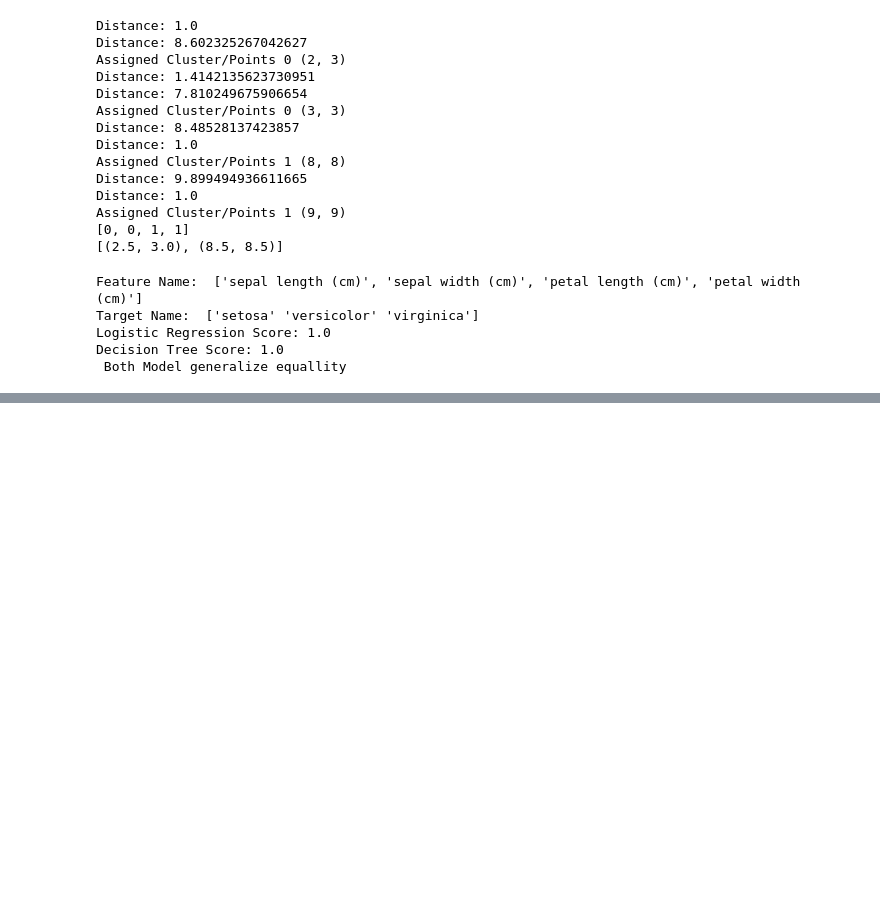
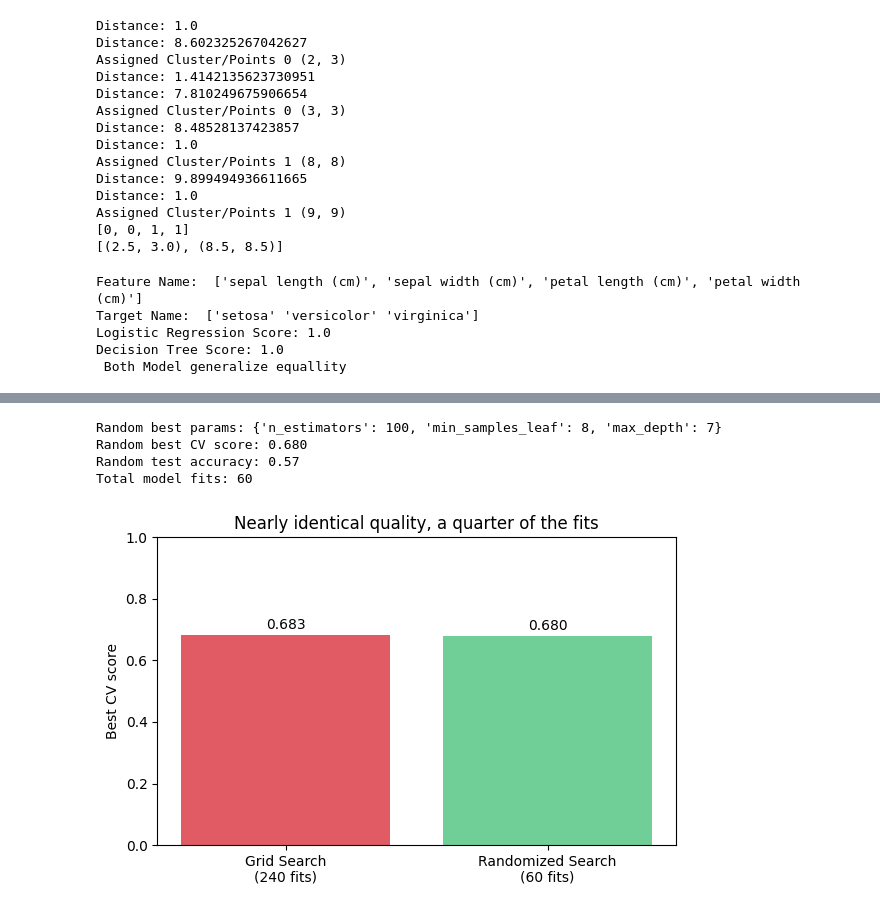
Before and after one commit to sarwathasan72-svg/Masai_IIT_AIML, a Jupyter notebook: Module5.ipynb, the cells around one changed output, grey strips where cells are left out. Drawn from its saved outputs; the diff is of its cells as text; code cells hidden in the pictures; blank space fills up the shorter version.

```diff
--- a/Module5.ipynb
+++ b/Module5.ipynb
@@ -1296,0 +1492,48 @@ Decision Tree Score: 1.0
+# %%
+
+
+randomforest = RandomForestClassifier(random_state= 42)
+
+random_search = RandomizedSearchCV(
+    randomforest,
+    param_grid,
+    n_iter = 12,
+    cv = 5
+
+)
+
+random_search.fit(X_train, y_train)
+
+
+# get the best model
+best_model = random_search.best_estimator_
+y_predict = best_model.predict(X_test)
+
+reandom_test_acc = accuracy_score(y_test, y_predict)
+
+
+random_search.fit(X_train, y_train)
+
+random_test_acc = accuracy_score(y_test, random_search.best_estimator_.predict(X_test))
+print("Random best params:", random_search.best_params_)
+print(f"Random best CV score: {random_search.best_score_:.3f}")
+print(f"Random test accuracy: {random_test_acc:.2f}")
+print(f"Total model fits: {12 * 5}")
+# %% [output]
+Random best params: {'n_estimators': 100, 'min_samples_leaf': 8, 'max_depth': 7}
+Random best CV score: 0.680
+Random test accuracy: 0.57
+Total model fits: 60
+# %%
+fig, ax = plt.subplots(figsize=(6, 4))
+methods = ["Grid Search\n(240 fits)", "Randomized Search\n(60 fits)"]
+scores = [grid.best_score_, random_search.best_score_]
+ax.bar(methods, scores, color=["#E15B64", "#6FCF97"])
+ax.set_ylabel("Best CV score")
+ax.set_ylim(0, 1)
+ax.set_title("Nearly identical quality, a quarter of the fits")
+for i, s in enumerate(scores):
+    ax.text(i, s + 0.02, f"{s:.3f}", ha="center")
+plt.tight_layout(); plt.show()
+# %% [output]
+[figure, added]
```
Also changed, not shown: parts of 2 cells of this notebook.
